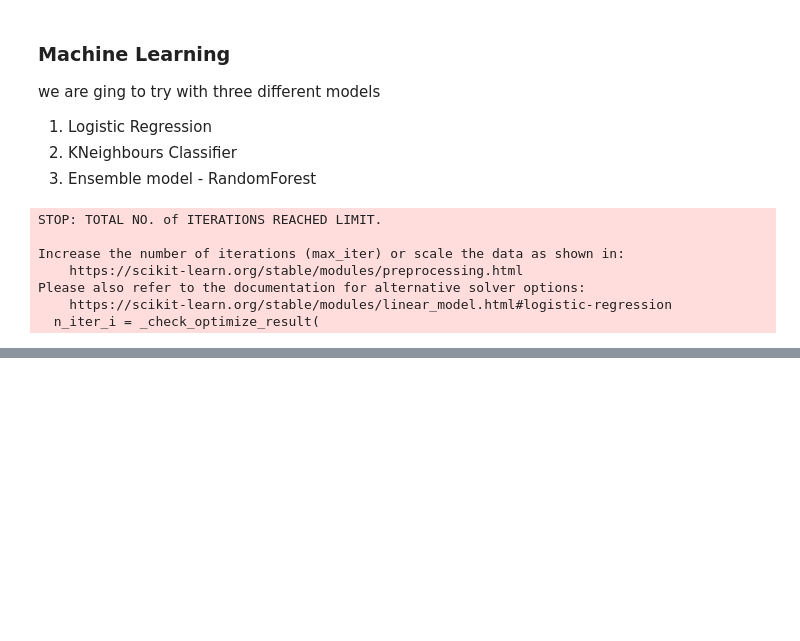
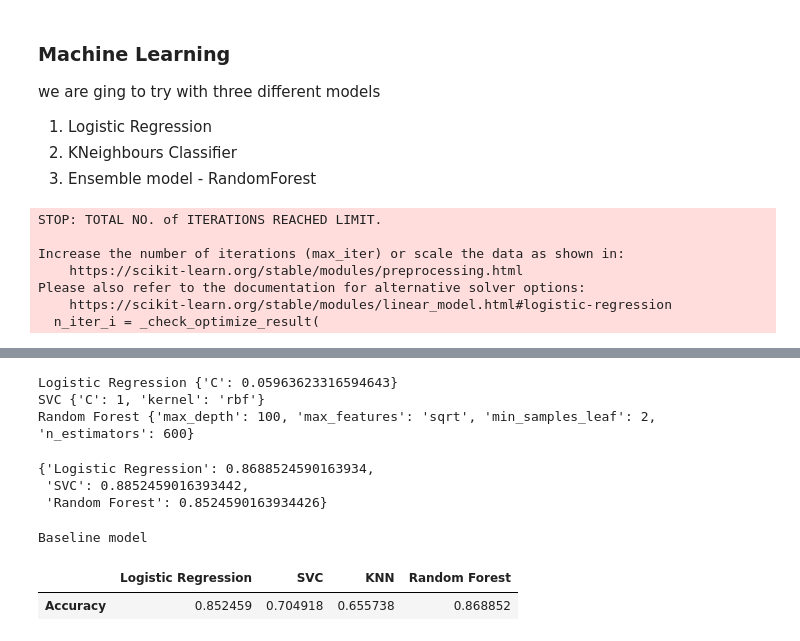
Before and after one commit to AkshilShah21/heart-disease-project, a Jupyter notebook: heart_disease.ipynb, the cells around one changed output, grey strips where cells are left out. Drawn from its saved outputs; the diff is of its cells as text; code cells hidden in the pictures; blank space fills up the shorter version.

```diff
--- a/heart_disease.ipynb
+++ b/heart_disease.ipynb
@@ -418,0 +568,27 @@ plt.show()
+# %%
+for name, bestparam in best_param.items():
+    print(name, bestparam)
+# %% [output]
+Logistic Regression {'C': 0.05963623316594643}
+SVC {'C': 1, 'kernel': 'rbf'}
+Random Forest {'max_depth': 100, 'max_features': 'sqrt', 'min_samples_leaf': 2, 'n_estimators': 600}
+# %%
+# model accuracy
+model_accuracy = {}
+
+for name, model in grid_search_cv.items():
+    test = X_test if name == "Random Forest" else scaled_X_test
+    model_accuracy[name] = model.score(test, y_test)
+
+model_accuracy
+# %% [output]
+{'Logistic Regression': 0.8688524590163934,
+ 'SVC': 0.8852459016393442,
+ 'Random Forest': 0.8524590163934426}
+# %%
+print("Baseline model")
+modelScore
+# %% [output]
+Baseline model
+|  | Logistic Regression | SVC | KNN | Random Forest |
+| Accuracy | 0.852459 | 0.704918 | 0.655738 | 0.868852 |
```
Also changed, not shown: parts of 16 cells of this notebook, 1 other file.
